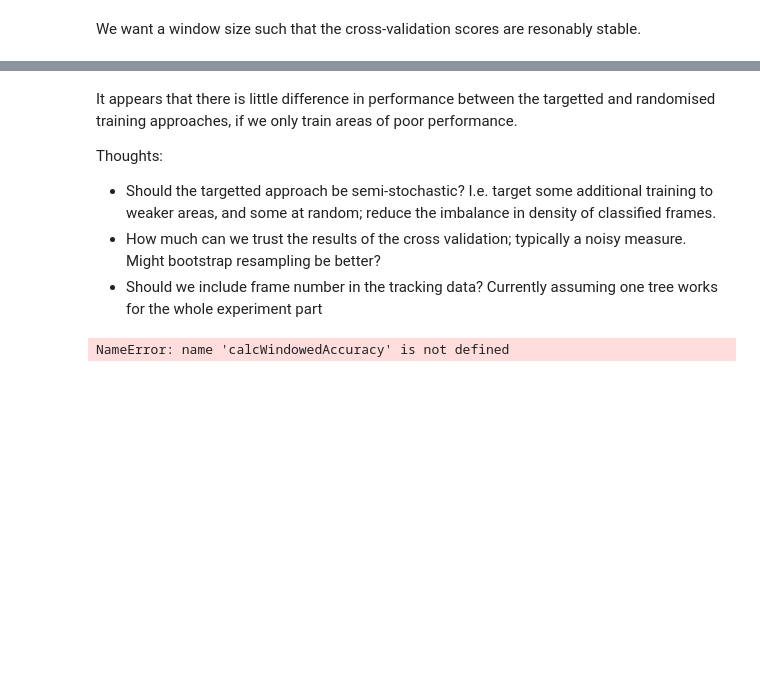
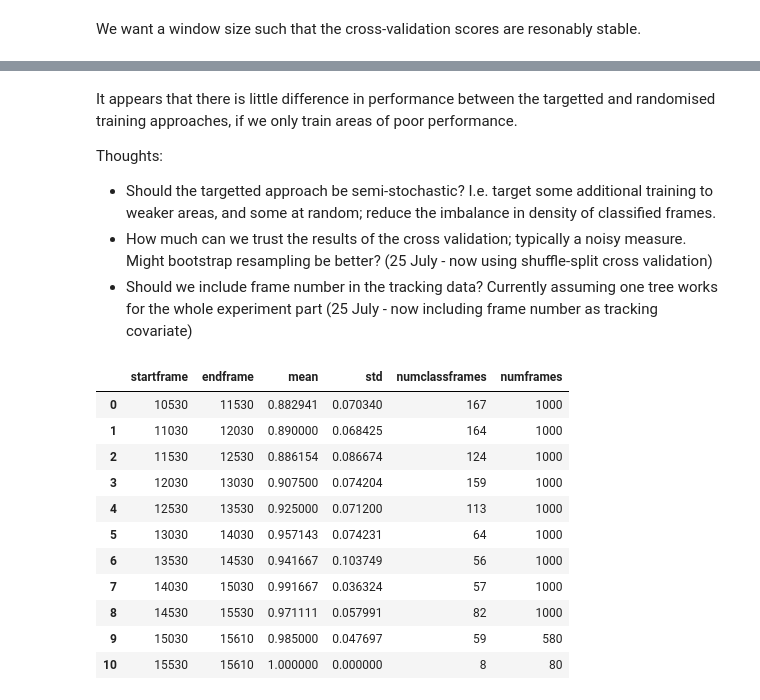
Before and after one commit to IDInteraction/abc-display-tool, a Jupyter notebook: MovingWindow.ipynb, the cells around one changed output, grey strips where cells are left out. Drawn from its saved outputs; the diff is of its cells as text; code cells hidden in the pictures; blank space fills up the shorter version.

```diff
--- a/MovingWindow.ipynb
+++ b/MovingWindow.ipynb
@@ -142,9 +145,20 @@ It appears that there is little difference in performance between the targetted
 
 Thoughts:
 * Should the targetted approach be semi-stochastic?  I.e. target some additional training to weaker areas, and some at random; reduce the imbalance in density of classified frames.
-* How much can we trust the results of the cross validation; typically a noisy measure.  Might bootstrap resampling be better?
-* Should we include frame number in the tracking data? Currently assuming one tree works for the whole experiment part
+* How much can we trust the results of the cross validation; typically a noisy measure.  Might bootstrap resampling be better? (25 July - now using shuffle-split cross validation)
+* Should we include frame number in the tracking data? Currently assuming one tree works for the whole experiment part (25 July - now including frame number as tracking covariate)
 # %%
-calcWindowedAccuracy(participant, windowsize, advancesize)
+abcc.calcWindowedAccuracy(participant, windowsize, advancesize)
 # %% [output]
-NameError: name 'calcWindowedAccuracy' is not defined
+|  | startframe | endframe | mean | std | numclassframes | numframes |
+| 0 | 10530 | 11530 | 0.882941 | 0.070340 | 167 | 1000 |
+| 1 | 11030 | 12030 | 0.890000 | 0.068425 | 164 | 1000 |
+| 2 | 11530 | 12530 | 0.886154 | 0.086674 | 124 | 1000 |
+| 3 | 12030 | 13030 | 0.907500 | 0.074204 | 159 | 1000 |
+| 4 | 12530 | 13530 | 0.925000 | 0.071200 | 113 | 1000 |
+| 5 | 13030 | 14030 | 0.957143 | 0.074231 | 64 | 1000 |
+| 6 | 13530 | 14530 | 0.941667 | 0.103749 | 56 | 1000 |
+| 7 | 14030 | 15030 | 0.991667 | 0.036324 | 57 | 1000 |
+| 8 | 14530 | 15530 | 0.971111 | 0.057991 | 82 | 1000 |
+| 9 | 15030 | 15610 | 0.985000 | 0.047697 | 59 | 580 |
+| 10 | 15530 | 15610 | 1.000000 | 0.000000 | 8 | 80 |
```
Also changed, not shown: parts of 4 cells of this notebook.
